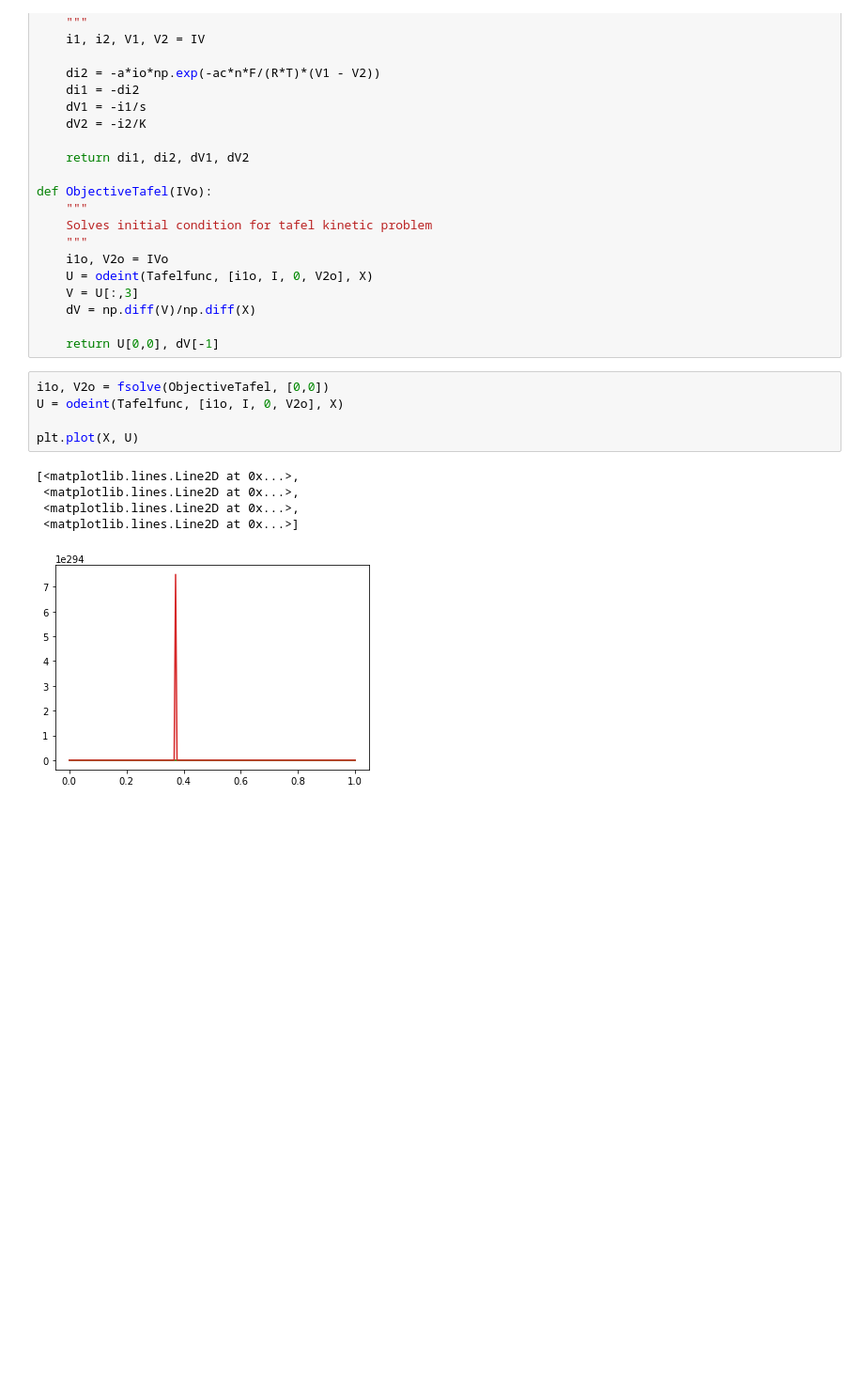
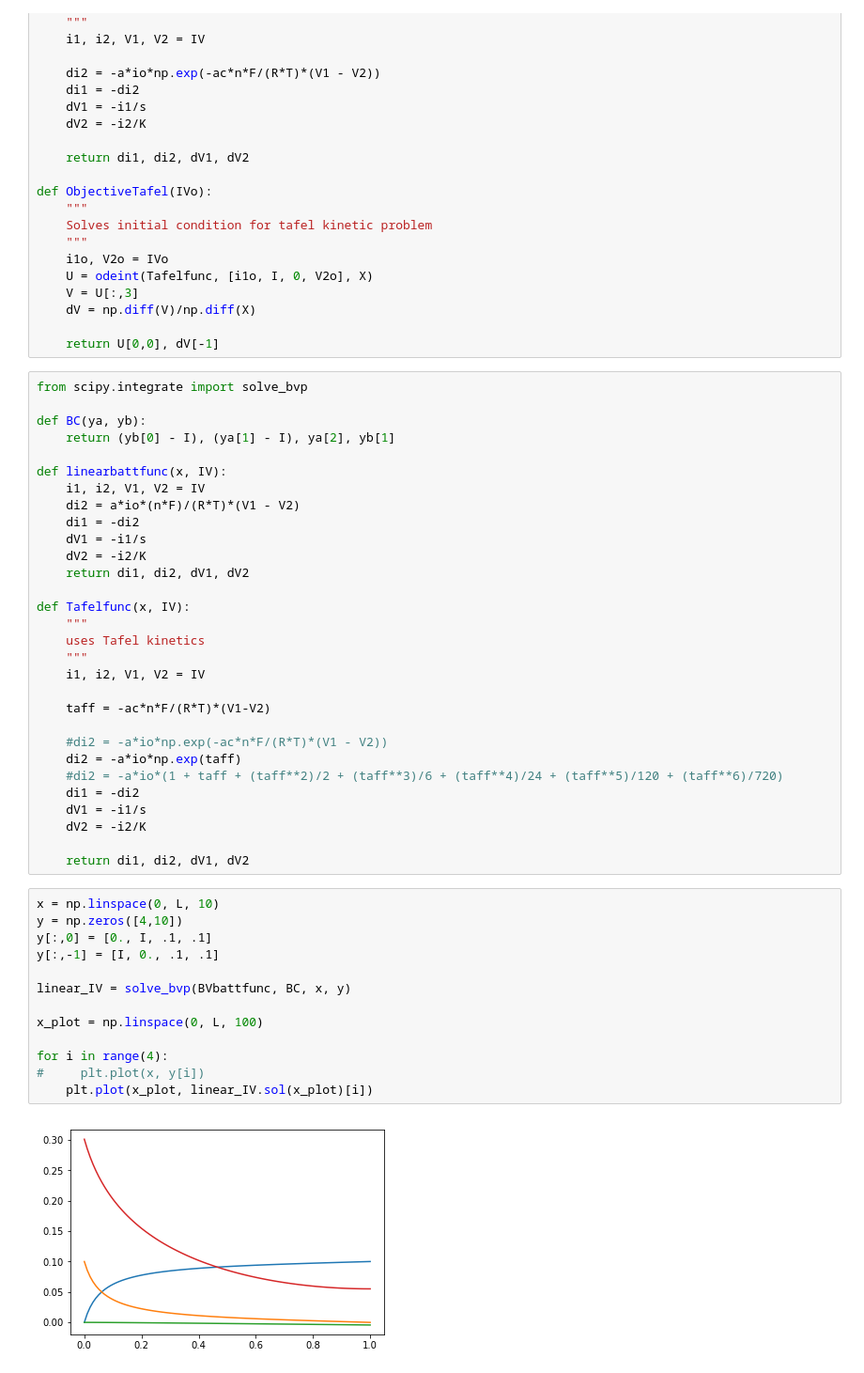
Before and after one commit to dalcox/batteries, a Jupyter notebook: Battery Modeling 1D Steady State.ipynb, the cells around one changed output. Shown at 94% size. Cells and saved outputs as stored; diff of their text form; blank space fills up the shorter version.

Commit message:
Fully functional boundary value solver
solve_bvp function now integrated into solution - very fast solving

```diff
--- a/Battery Modeling 1D Steady State.ipynb
+++ b/Battery Modeling 1D Steady State.ipynb
@@ -171,14 +165,48 @@ def ObjectiveTafel(IVo):
     dV = np.diff(V)/np.diff(X)
 
     return U[0,0], dV[-1]
-# %%
-i1o, V2o = fsolve(ObjectiveTafel, [0,0])
-U = odeint(Tafelfunc, [i1o, I, 0, V2o], X)
-
-plt.plot(X, U)
-# %% [output]
-[<matplotlib.lines.Line2D at 0x...>,
- <matplotlib.lines.Line2D at 0x...>,
- <matplotlib.lines.Line2D at 0x...>,
- <matplotlib.lines.Line2D at 0x...>]
-[figure, removed]
+# %%
+from scipy.integrate import solve_bvp
+
+def BC(ya, yb):
+    return (yb[0] - I), (ya[1] - I), ya[2], yb[1]
+
+def linearbattfunc(x, IV):
+    i1, i2, V1, V2 = IV
+    di2 = a*io*(n*F)/(R*T)*(V1 - V2)
+    di1 = -di2
+    dV1 = -i1/s
+    dV2 = -i2/K
+    return di1, di2, dV1, dV2
+
+def Tafelfunc(x, IV):
+    """
+    uses Tafel kinetics
+    """
+    i1, i2, V1, V2 = IV
+
+    taff = -ac*n*F/(R*T)*(V1-V2)
+
+    #di2 = -a*io*np.exp(-ac*n*F/(R*T)*(V1 - V2))
+    di2 = -a*io*np.exp(taff)
+    #di2 = -a*io*(1 + taff + (taff**2)/2 + (taff**3)/6 + (taff**4)/24 + (taff**5)/120 + (taff**6)/720)
+    di1 = -di2
+    dV1 = -i1/s
+    dV2 = -i2/K
+
+    return di1, di2, dV1, dV2
+# %%
+x = np.linspace(0, L, 10)
+y = np.zeros([4,10])
+y[:,0] = [0., I, .1, .1]
+y[:,-1] = [I, 0., .1, .1]
+
+linear_IV = solve_bvp(BVbattfunc, BC, x, y)
+
+x_plot = np.linspace(0, L, 100)
+
+for i in range(4):
+#     plt.plot(x, y[i])
+    plt.plot(x_plot, linear_IV.sol(x_plot)[i])
+# %% [output]
+[figure, added]
```
Also changed, not shown: parts of 3 cells of this notebook, 3 other files.
